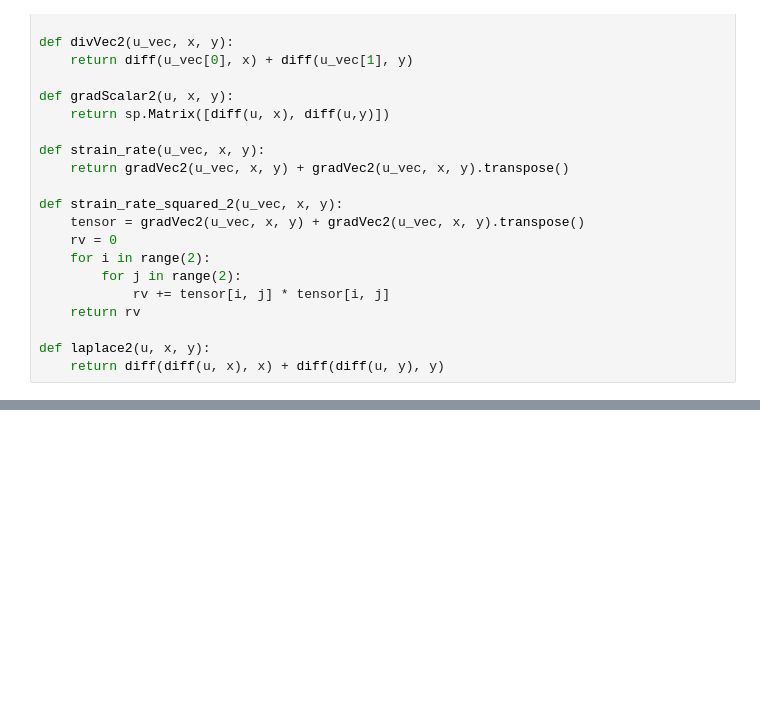
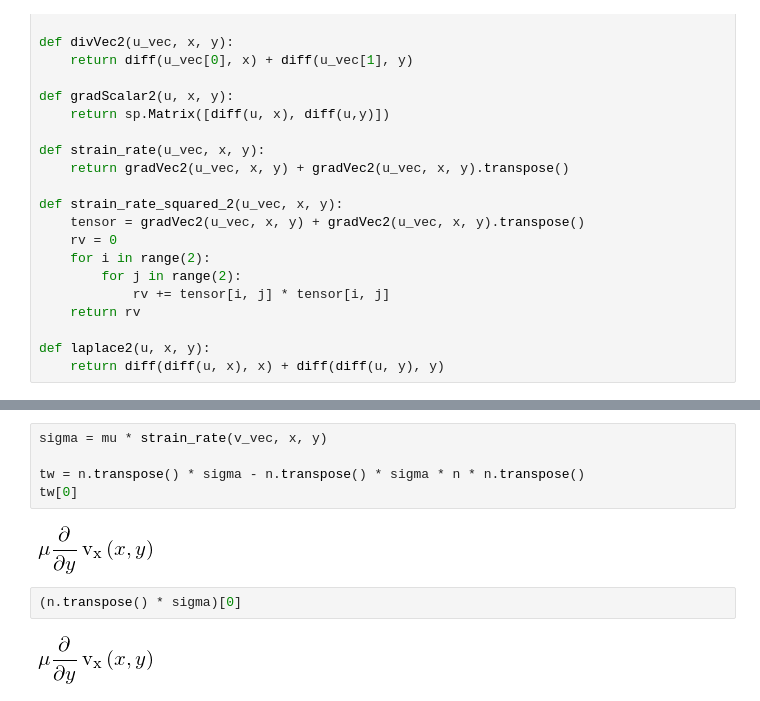
Before and after one commit to JIMMY-KSU/jupyter_notebooks, a Jupyter notebook: moose-notes.ipynb, the cells around one changed output, grey strips where cells are left out. Saved outputs shown, nothing was run; the diff lists cells and outputs as text; blank space fills up the shorter version.

```diff
--- a/moose-notes.ipynb
+++ b/moose-notes.ipynb
@@ -1033,0 +1208,11 @@ epsilonNew = eps * 200
+# %%
+sigma = mu * strain_rate(v_vec, x, y)
+
+tw = n.transpose() * sigma - n.transpose() * sigma * n * n.transpose()
+tw[0]
+# %% [output]
+[figure, added]
+# %%
+(n.transpose() * sigma)[0]
+# %% [output]
+[figure, added]
```
Also changed, not shown: parts of 42 cells of this notebook, 2 other files.
